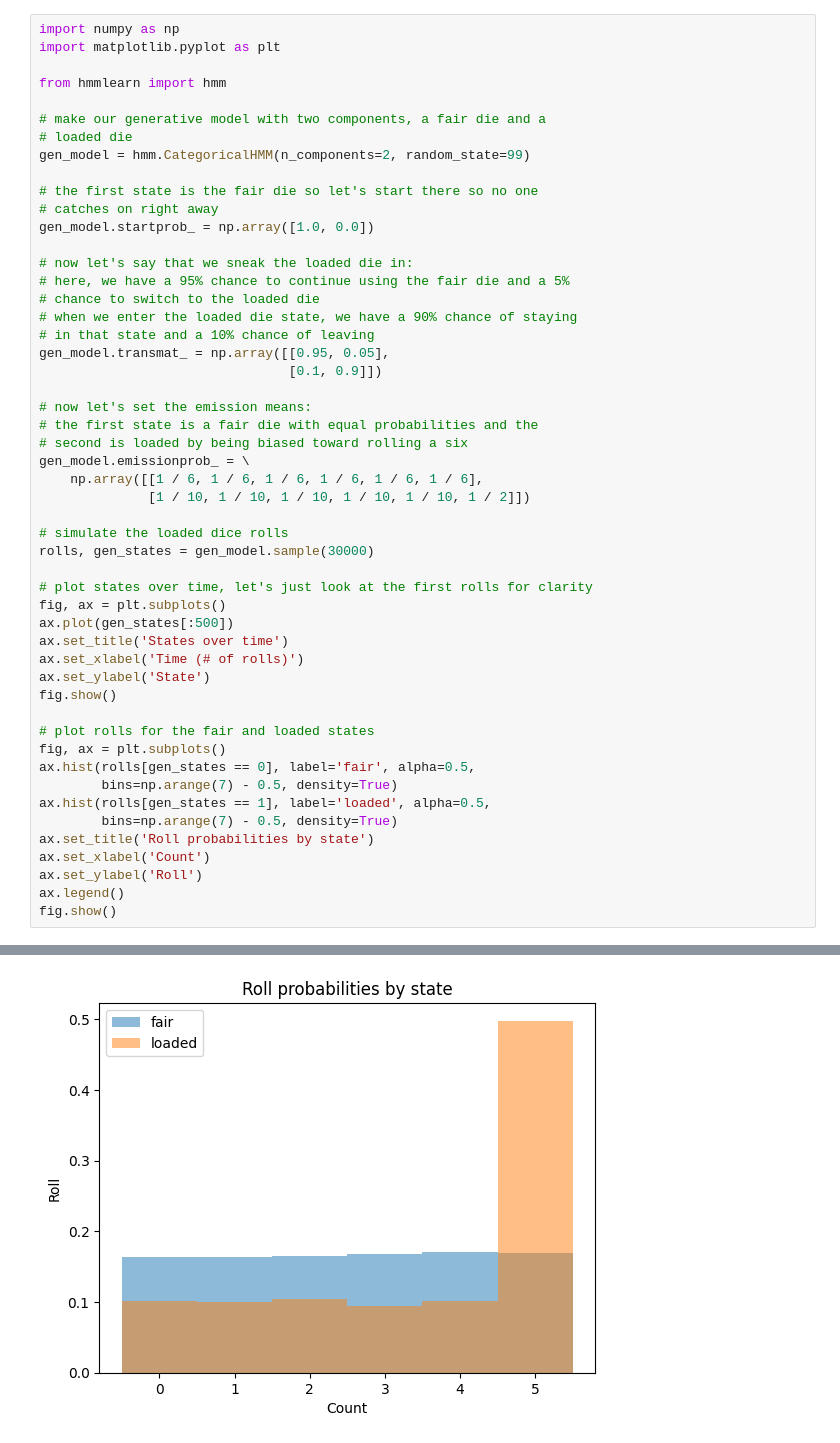
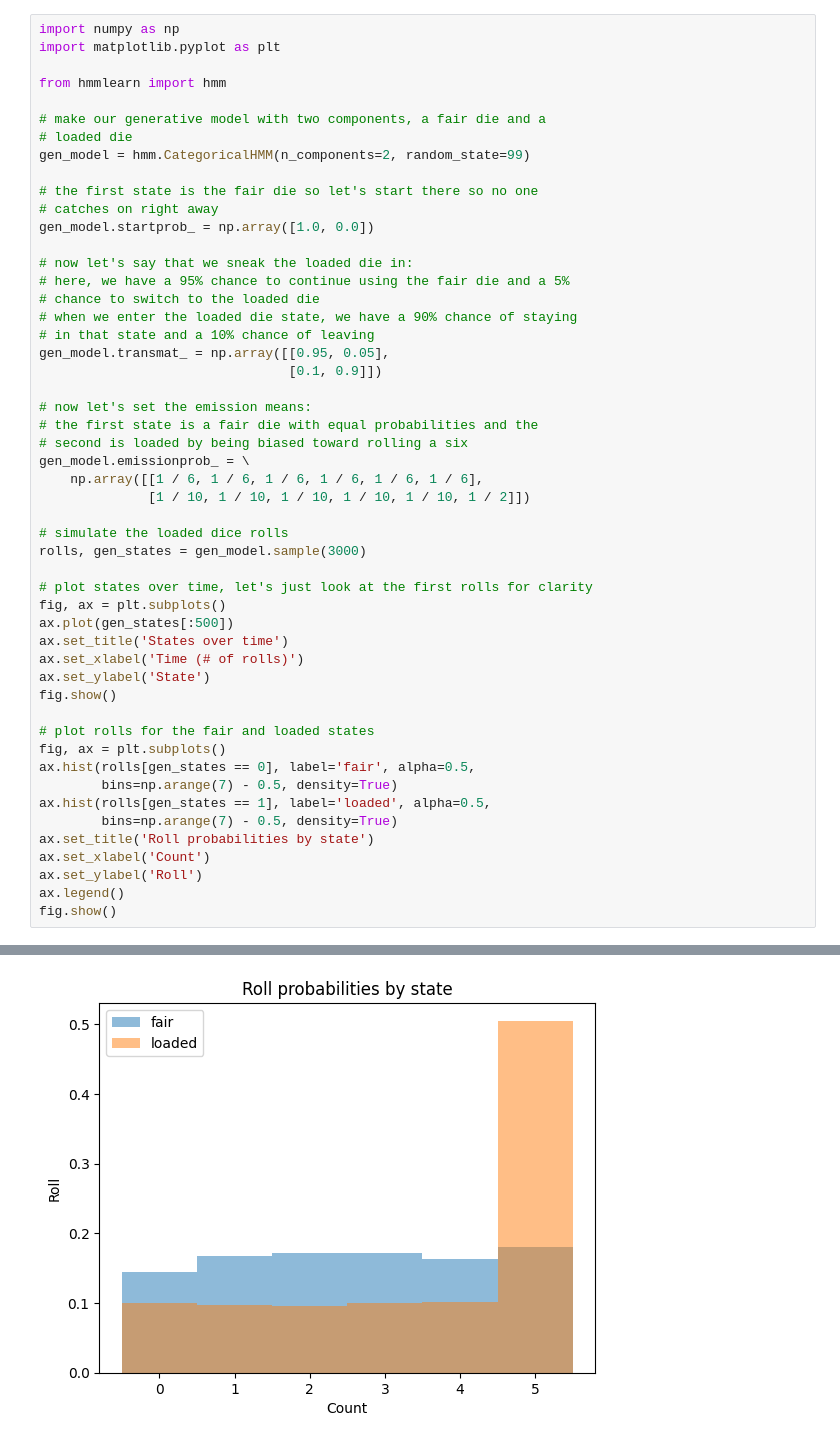
Before and after one commit to tomO-L/phd, a Jupyter notebook: playground.ipynb, the cells around one changed output, grey strips where cells are left out. Cells and saved outputs as stored; diff of their text form.

```diff
--- a/playground.ipynb
+++ b/playground.ipynb
@@ -23,32 +23,32 @@ gen_model.transmat_ = np.array([[0.95, 0.05],
 # now let's set the emission means:
 # the first state is a fair die with equal probabilities and the
 # second is loaded by being biased toward rolling a six
 gen_model.emissionprob_ = \
     np.array([[1 / 6, 1 / 6, 1 / 6, 1 / 6, 1 / 6, 1 / 6],
               [1 / 10, 1 / 10, 1 / 10, 1 / 10, 1 / 10, 1 / 2]])
 
 # simulate the loaded dice rolls
-rolls, gen_states = gen_model.sample(30000)
+rolls, gen_states = gen_model.sample(3000)
 
 # plot states over time, let's just look at the first rolls for clarity
 fig, ax = plt.subplots()
 ax.plot(gen_states[:500])
 ax.set_title('States over time')
 ax.set_xlabel('Time (# of rolls)')
 ax.set_ylabel('State')
 fig.show()
 
 # plot rolls for the fair and loaded states
 fig, ax = plt.subplots()
 ax.hist(rolls[gen_states == 0], label='fair', alpha=0.5,
         bins=np.arange(7) - 0.5, density=True)
 ax.hist(rolls[gen_states == 1], label='loaded', alpha=0.5,
         bins=np.arange(7) - 0.5, density=True)
 ax.set_title('Roll probabilities by state')
 ax.set_xlabel('Count')
 ax.set_ylabel('Roll')
 ax.legend()
 fig.show()
 # %% [output]
 [figure]
-[figure, old version]
+[figure, new version]
```
Also changed, not shown: parts of 9 cells of this notebook, 3 other files.
